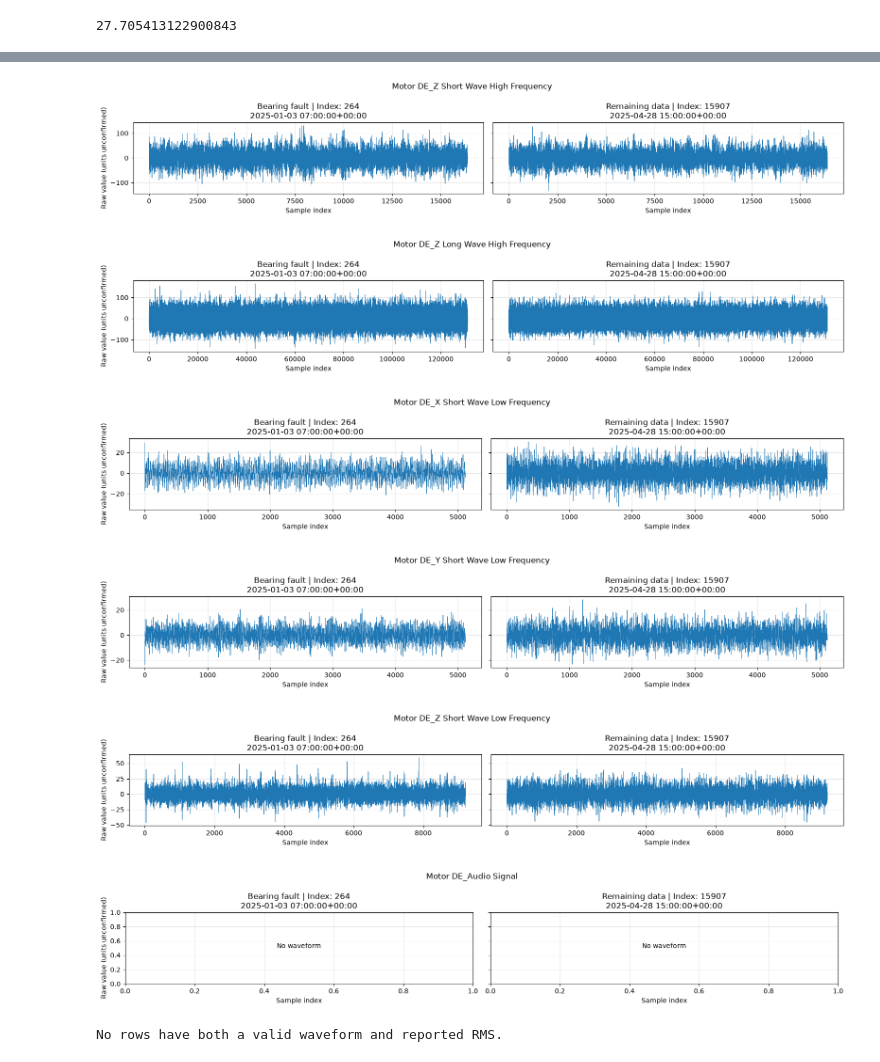
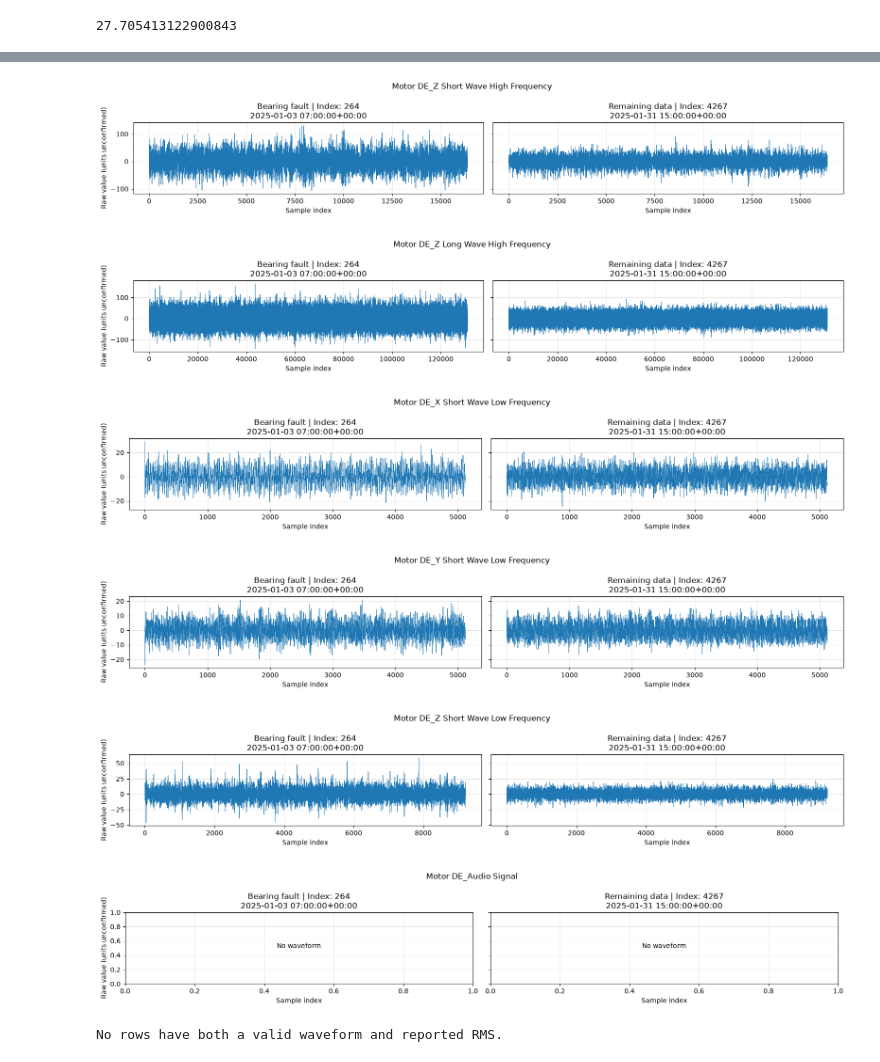
Before and after one commit to vinwann/bearing-fault, a Jupyter notebook: Q1.ipynb, the cells around one changed output, grey strips where cells are left out. Saved outputs shown, nothing was run; the diff lists cells and outputs as text; code cells hidden in the pictures.

```diff
--- a/Q1.ipynb
+++ b/Q1.ipynb
@@ -973,15 +1029,15 @@ plot_waveforms(df_remaining, 15907)
 # %%
 compare_waveforms(
     df_bearing, 264,
-    df_remaining, 15907,
+    df_remaining, 4267,
     labels=("Bearing fault", "Remaining data"),
 )
 # %% [output]
-[figure, old version]
+[figure, new version]
-[figure, old version]
+[figure, new version]
-[figure, old version]
+[figure, new version]
-[figure, old version]
+[figure, new version]
-[figure, old version]
+[figure, new version]
 [figure]
 # %%
 comparison, summary = compare_reported_calculated_rms(df_bearing)
```
Also changed, not shown: parts of 4 cells of this notebook.
